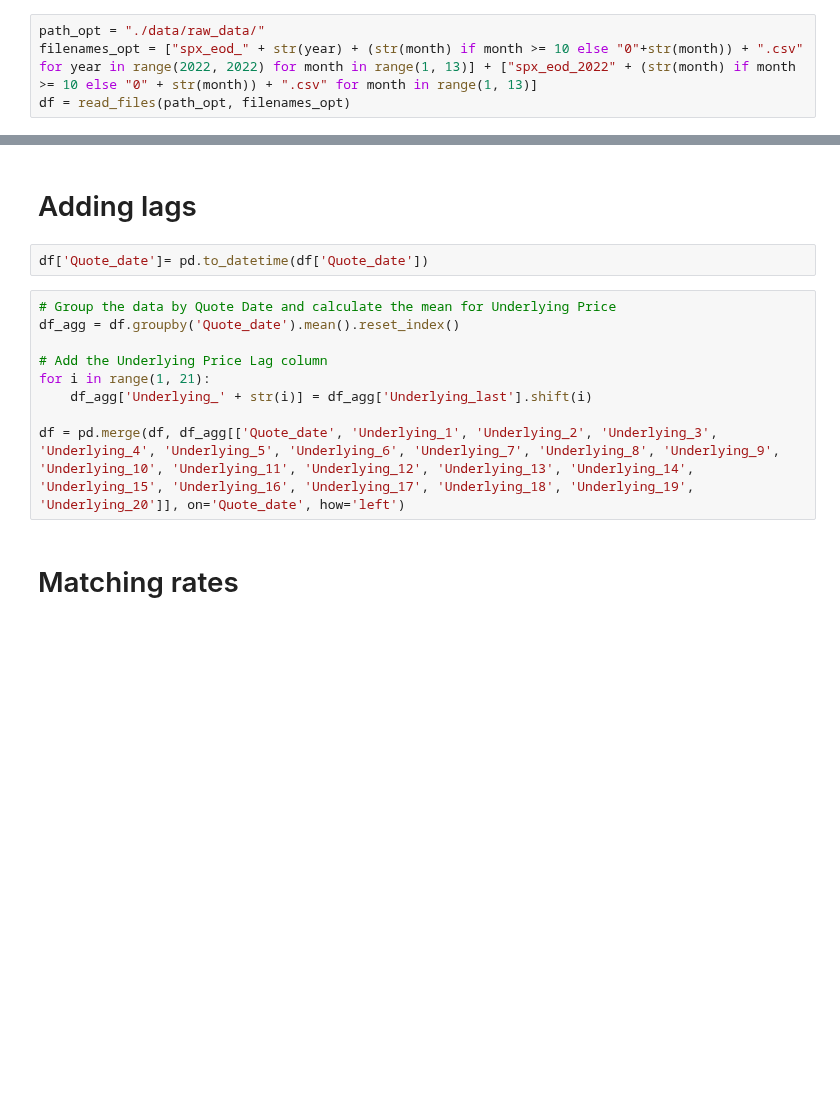
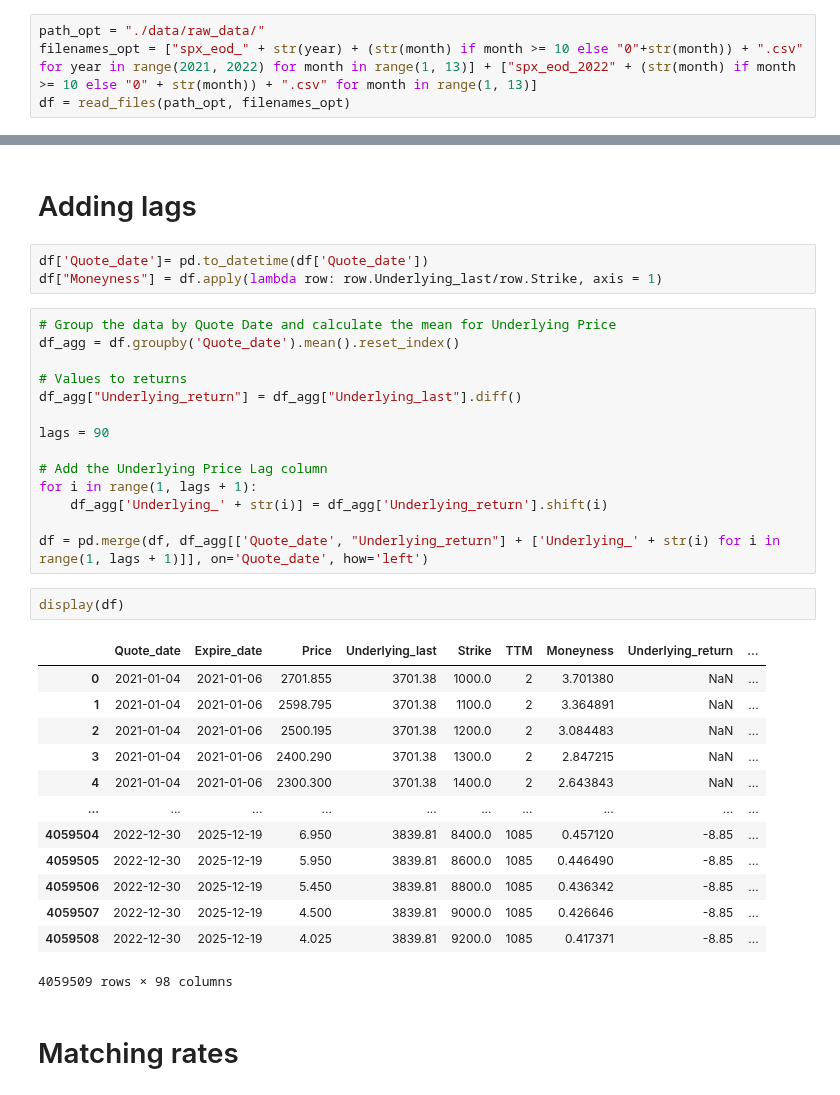
Before and after one commit to erlend-rygg/deep-learning-for-option-pricing, a Jupyter notebook: data_prosessing.ipynb, the cells around one changed output, grey strips where cells are left out. Cells and saved outputs as stored; diff of their text form; blank space fills up the shorter version.

```diff
--- a/data_prosessing.ipynb
+++ b/data_prosessing.ipynb
@@ -9,7 +9,7 @@ def read_files(path, filenames):
     return pd.concat((pd.read_csv(path + f, skipinitialspace=True) for f in filenames))
 # %%
 path_opt = "./data/raw_data/"
-filenames_opt = ["spx_eod_" + str(year) + (str(month) if month >= 10 else "0"+str(month)) + ".csv" for year in range(2022, 2022) for month in range(1, 13)] + ["spx_eod_2022" + (str(month) if month >= 10 else "0" + str(month)) + ".csv" for month in range(1, 13)]
+filenames_opt = ["spx_eod_" + str(year) + (str(month) if month >= 10 else "0"+str(month)) + ".csv" for year in range(2021, 2022) for month in range(1, 13)] + ["spx_eod_2022" + (str(month) if month >= 10 else "0" + str(month)) + ".csv" for month in range(1, 13)]
 df = read_files(path_opt, filenames_opt)
 # %% [markdown]
 # Cleaning raw data
@@ -40,15 +74,37 @@ df = process_options(df)
 # Adding lags
 # %%
 df['Quote_date']= pd.to_datetime(df['Quote_date'])
+df["Moneyness"] = df.apply(lambda row: row.Underlying_last/row.Strike, axis = 1)
 # %%
 # Group the data by Quote Date and calculate the mean for Underlying Price
 df_agg = df.groupby('Quote_date').mean().reset_index()
 
+# Values to returns
+df_agg["Underlying_return"] = df_agg["Underlying_last"].diff()
+
+lags = 90
+
 # Add the Underlying Price Lag column
-for i in range(1, 21):
-    df_agg['Underlying_' + str(i)] = df_agg['Underlying_last'].shift(i)
+for i in range(1, lags + 1):
+    df_agg['Underlying_' + str(i)] = df_agg['Underlying_return'].shift(i)
 
-df = pd.merge(df, df_agg[['Quote_date', 'Underlying_1', 'Underlying_2', 'Underlying_3', 'Underlying_4', 'Underlying_5', 'Underlying_6', 'Underlying_7', 'Underlying_8', 'Underlying_9', 'Underlying_10', 'Underlying_11', 'Underlying_12', 'Underlying_13', 'Underlying_14', 'Underlying_15', 'Underlying_16', 'Underlying_17', 'Underlying_18', 'Underlying_19', 'Underlying_20']], on='Quote_date', how='left')
+df = pd.merge(df, df_agg[['Quote_date', "Underlying_return"] + ['Underlying_' + str(i) for i in range(1, lags + 1)]], on='Quote_date', how='left')
+# %%
+display(df)
+# %% [output]
+|  | Quote_date | Expire_date | Price | Underlying_last | Strike | TTM | Moneyness | Underlying_return | ... |
+| 0 | 2021-01-04 | 2021-01-06 | 2701.855 | 3701.38 | 1000.0 | 2 | 3.701380 | NaN | ... |
+| 1 | 2021-01-04 | 2021-01-06 | 2598.795 | 3701.38 | 1100.0 | 2 | 3.364891 | NaN | ... |
+| 2 | 2021-01-04 | 2021-01-06 | 2500.195 | 3701.38 | 1200.0 | 2 | 3.084483 | NaN | ... |
+| 3 | 2021-01-04 | 2021-01-06 | 2400.290 | 3701.38 | 1300.0 | 2 | 2.847215 | NaN | ... |
+| 4 | 2021-01-04 | 2021-01-06 | 2300.300 | 3701.38 | 1400.0 | 2 | 2.643843 | NaN | ... |
+| ... | ... | ... | ... | ... | ... | ... | ... | ... | ... |
+| 4059504 | 2022-12-30 | 2025-12-19 | 6.950 | 3839.81 | 8400.0 | 1085 | 0.457120 | -8.85 | ... |
+| 4059505 | 2022-12-30 | 2025-12-19 | 5.950 | 3839.81 | 8600.0 | 1085 | 0.446490 | -8.85 | ... |
+| 4059506 | 2022-12-30 | 2025-12-19 | 5.450 | 3839.81 | 8800.0 | 1085 | 0.436342 | -8.85 | ... |
+| 4059507 | 2022-12-30 | 2025-12-19 | 4.500 | 3839.81 | 9000.0 | 1085 | 0.426646 | -8.85 | ... |
+| 4059508 | 2022-12-30 | 2025-12-19 | 4.025 | 3839.81 | 9200.0 | 1085 | 0.417371 | -8.85 | ... |
+4059509 rows × 98 columns
 # %% [markdown]
 # Matching rates
 # %%
```
Also changed, not shown: parts of 7 cells of this notebook, 1 other file.
